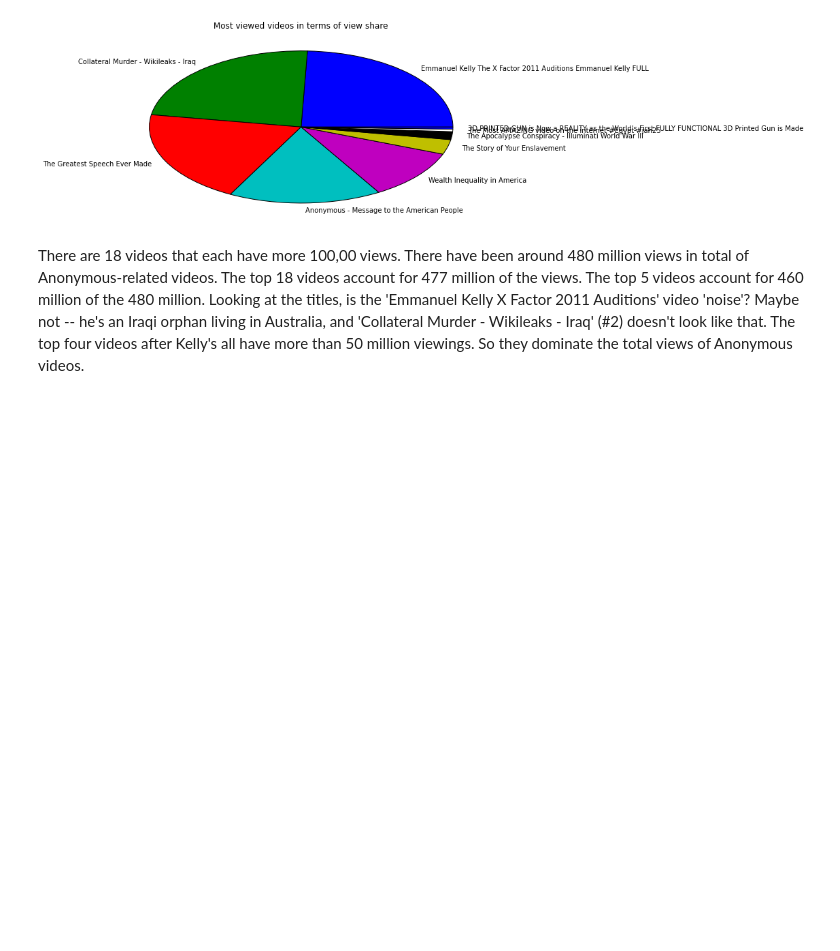
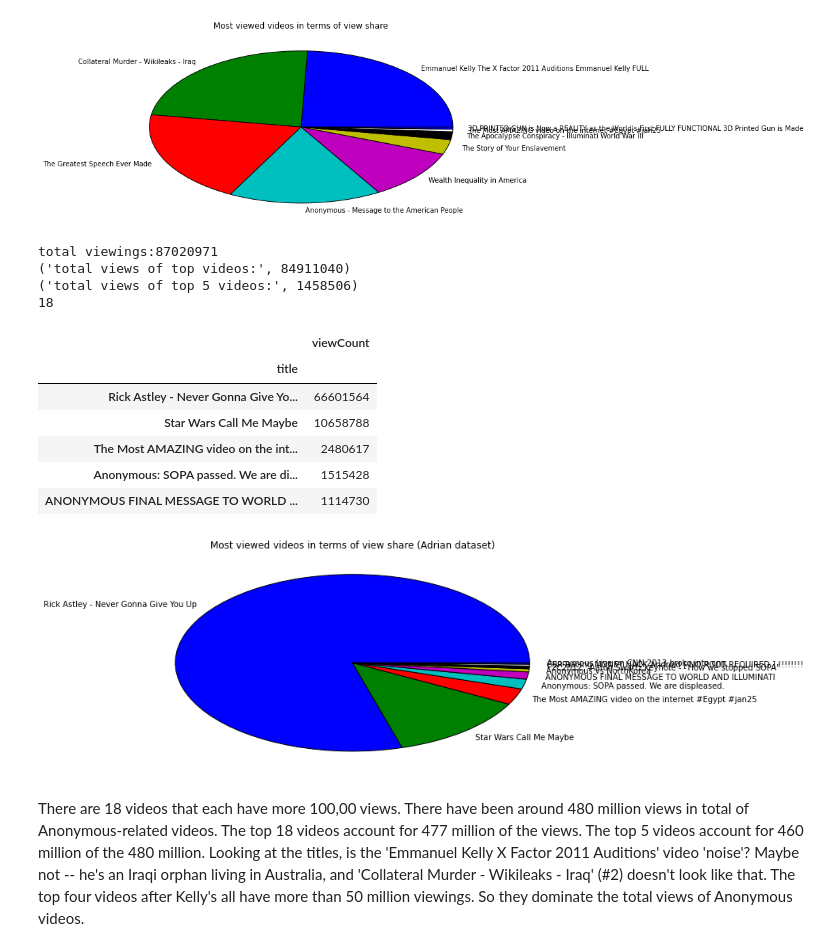
Before and after one commit to rian39/mirroring, a Jupyter notebook: Anonymous_youtube.ipynb, the cells around one changed output. Cells and saved outputs as stored; diff of their text form; code cells hidden in the pictures; blank space fills up the shorter version.

```diff
--- a/Anonymous_youtube.ipynb
+++ b/Anonymous_youtube.ipynb
@@ -236,6 +298,33 @@ total viewings:480078782.0
 | Anonymous - Message to the Americ... | 76903592 |
 | Wealth Inequality in America | 50298512 |
 [figure]
+# %%
+# for the Adrian dataset
+df_am.viewCount = df_am.viewCount.astype('int32')
+top_views_am = df_am.loc[df_am.viewCount>100000, ['title', 'viewCount']]
+gby_am=top_views_am.groupby(by='title')['viewCount']
+print('total viewings:'+str(df_am['viewCount'].sum()))
+print('total views of top videos:', sum(gby_am.sum()))
+print('total views of top 5 videos:', sum(gby_am.sum()[:4]))
+
+print(gby_am.ngroups)
+gbyo_am=gby_am.sum().order(ascending=False)
+pie(gbyo_am[0:9], labels=gbyo_am.keys()[0:9])
+pylab.title('Most viewed videos in terms of view share (Adrian dataset)')
+pd.DataFrame(gbyo_am).head(n=5)
+# %% [output]
+total viewings:87020971
+('total views of top videos:', 84911040)
+('total views of top 5 videos:', 1458506)
+18
+|  | viewCount |
+| title |  |
+| Rick Astley - Never Gonna Give Yo... | 66601564 |
+| Star Wars Call Me Maybe | 10658788 |
+| The Most AMAZING video on the int... | 2480617 |
+| Anonymous: SOPA passed. We are di... | 1515428 |
+| ANONYMOUS FINAL MESSAGE TO WORLD ... | 1114730 |
+[figure, added]
 # %% [markdown]
 There are 18 videos that each have more 100,00 views. There have been around 480 million views in total of Anonymous-related videos. The top 18 videos account for 477 million of the views. The top 5 videos account for 460 million of the 480 million.
 Looking at the titles, is the 'Emmanuel Kelly X Factor 2011 Auditions' video 'noise'? Maybe not -- he's an Iraqi orphan living in Australia, and 'Collateral Murder - Wikileaks - Iraq' (#2) doesn't look like that. The top four videos after Kelly's all have more than 50 million viewings. So they dominate the total views of Anonymous videos.
```
Also changed, not shown: parts of 27 cells of this notebook, 4 other files.
